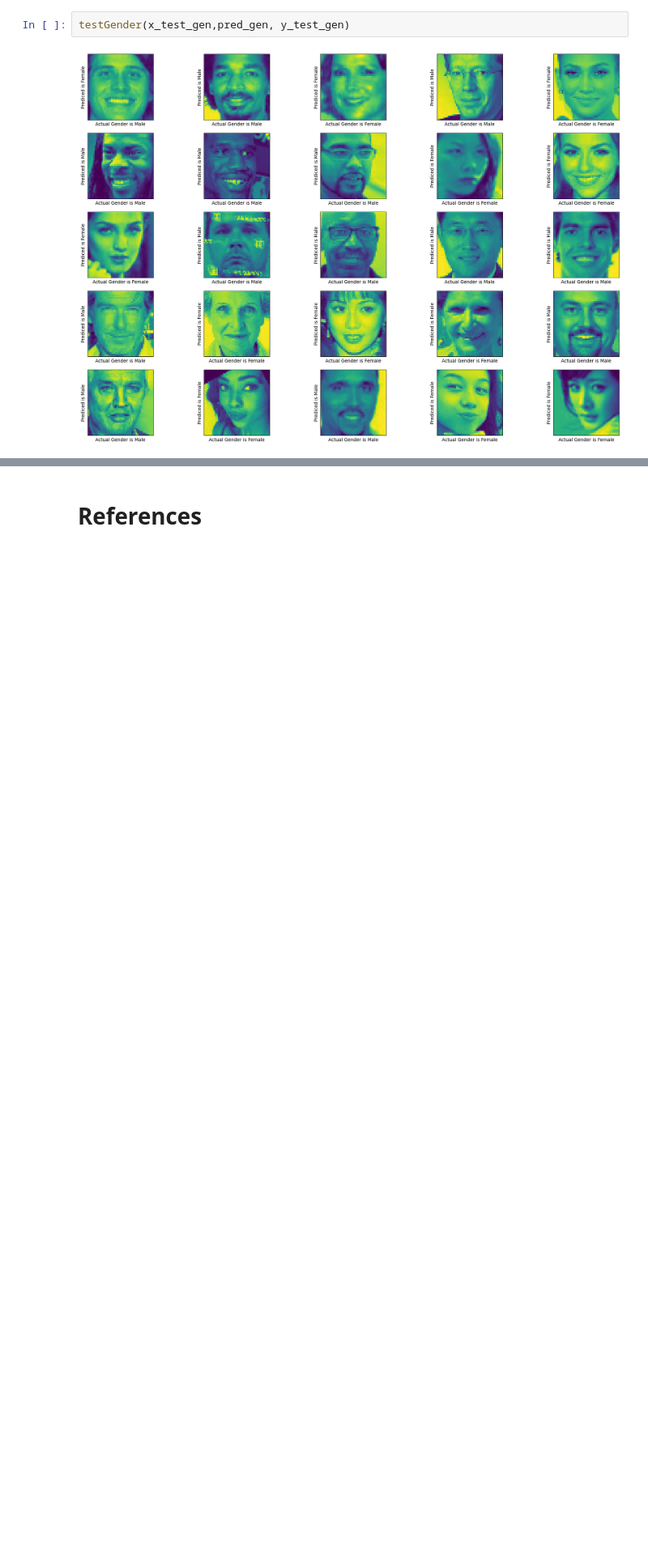
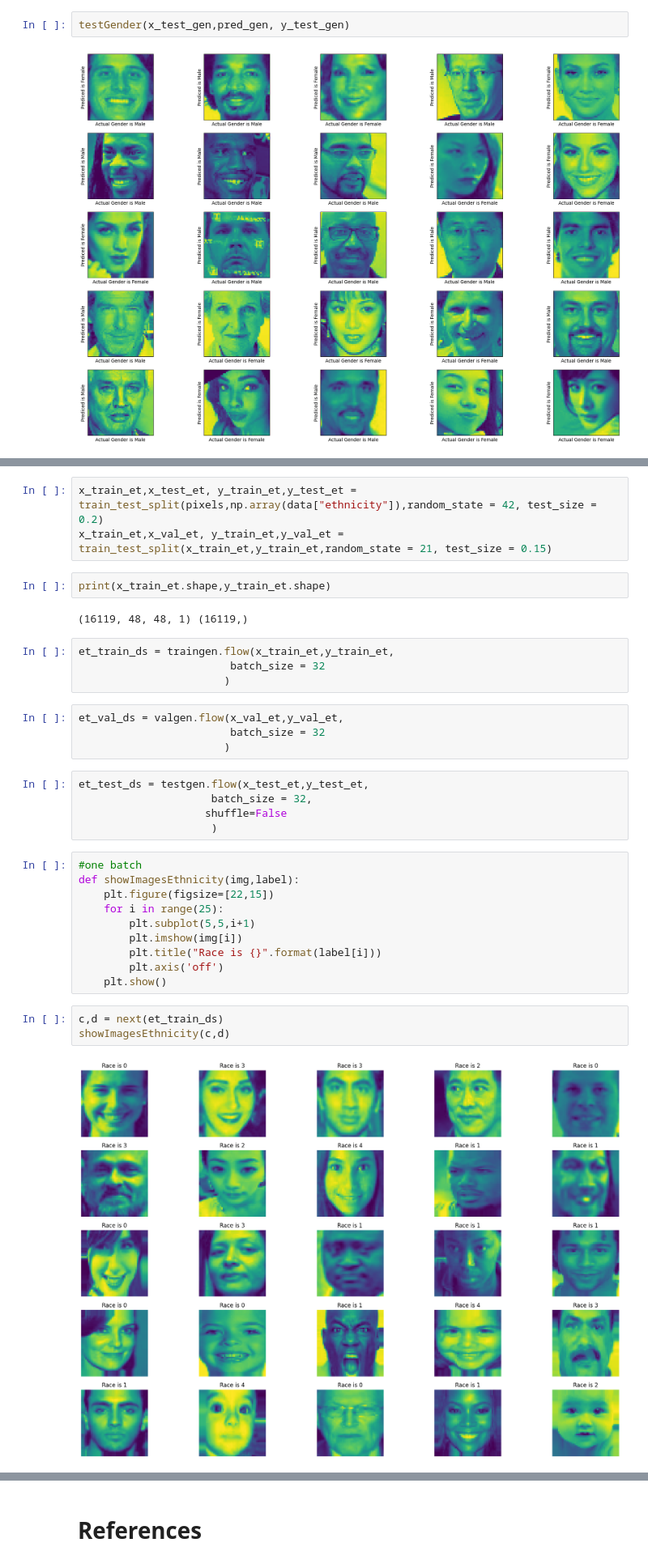
Before and after one commit to dr-mushtaq/Projects, a Jupyter notebook: Age,_Gender_and_Race_Prediction.ipynb, the cells around one changed output, grey strips where cells are left out. Shown at 81% size. Cells and saved outputs as stored; diff of their text form; blank space fills up the shorter version.

```diff
--- a/Age,_Gender_and_Race_Prediction.ipynb
+++ b/Age,_Gender_and_Race_Prediction.ipynb
@@ -467,0 +472,35 @@ testGender(x_test_gen,pred_gen, y_test_gen)
+# %%
+x_train_et,x_test_et, y_train_et,y_test_et = train_test_split(pixels,np.array(data["ethnicity"]),random_state = 42, test_size = 0.2)
+x_train_et,x_val_et, y_train_et,y_val_et = train_test_split(x_train_et,y_train_et,random_state = 21, test_size = 0.15)
+# %%
+print(x_train_et.shape,y_train_et.shape)
+# %% [output]
+(16119, 48, 48, 1) (16119,)
+# %%
+et_train_ds = traingen.flow(x_train_et,y_train_et,
+                        batch_size = 32
+                       )
+# %%
+et_val_ds = valgen.flow(x_val_et,y_val_et,
+                        batch_size = 32
+                       )
+# %%
+et_test_ds = testgen.flow(x_test_et,y_test_et,
+                     batch_size = 32,
+                    shuffle=False
+                     )
+# %%
+#one batch
+def showImagesEthnicity(img,label):
+    plt.figure(figsize=[22,15])
+    for i in range(25):
+        plt.subplot(5,5,i+1)
+        plt.imshow(img[i])
+        plt.title("Race is {}".format(label[i]))
+        plt.axis('off')
+    plt.show()
+# %%
+c,d = next(et_train_ds)
+showImagesEthnicity(c,d)
+# %% [output]
+[figure, added]
```
Also changed, not shown: parts of 21 cells of this notebook.
